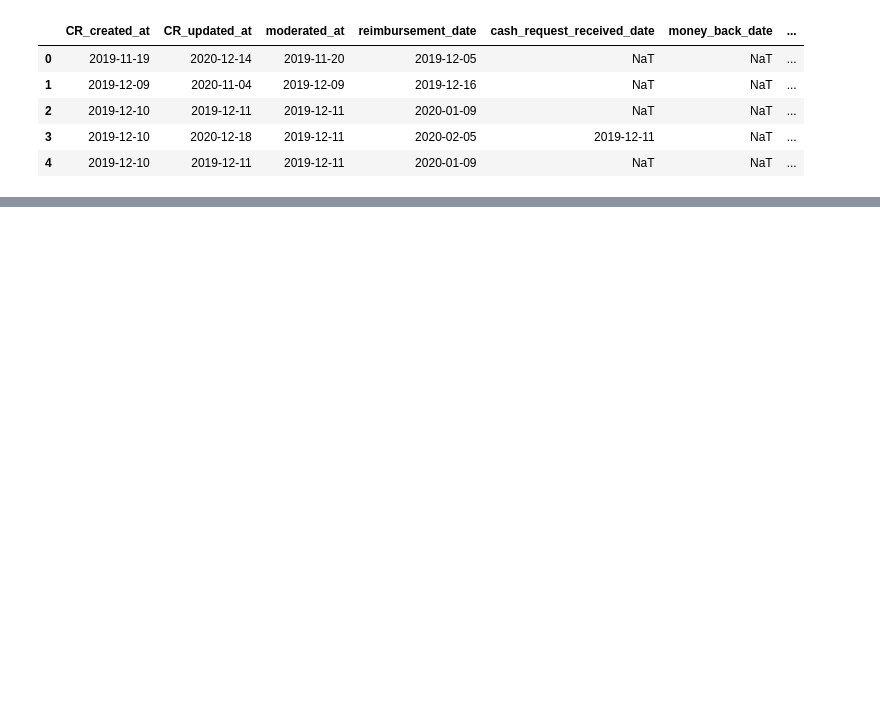
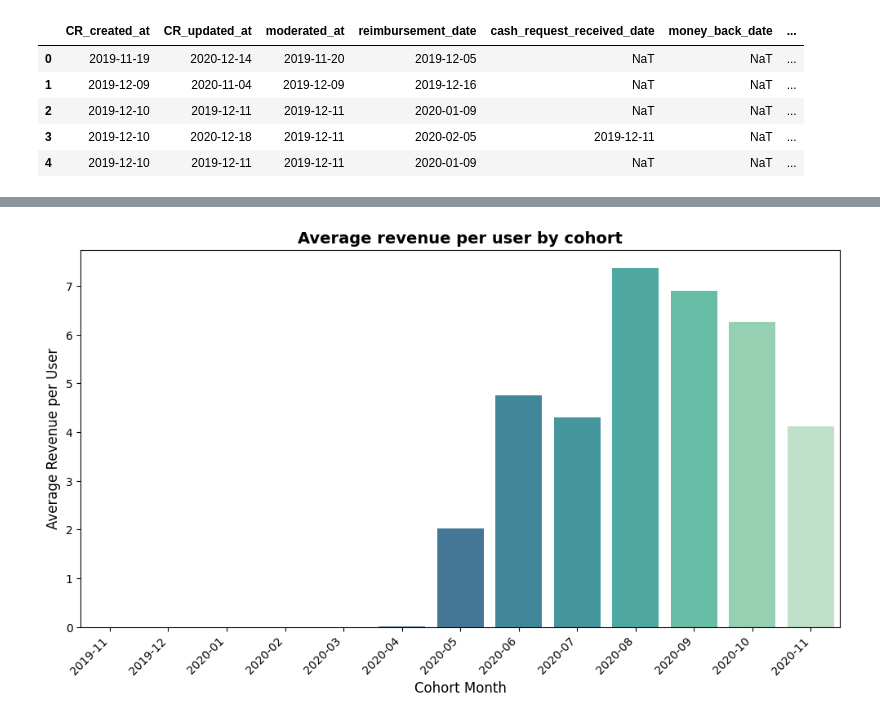
Before and after one commit to JayEm65/project-1-ironhack-payments-2-en, a Jupyter notebook: main_Annie.ipynb, the cells around one changed output, grey strips where cells are left out. Drawn from its saved outputs; the diff is of its cells as text; code cells hidden in the pictures; blank space fills up the shorter version.

```diff
--- a/main_Annie.ipynb
+++ b/main_Annie.ipynb
@@ -402,0 +483,4 @@ Name: days_difference_fee_paid, dtype: float64
+# %%
+eda.revenue_plot_per_user(num_r)
+# %% [output]
+[figure, added]
```
Also changed, not shown: parts of 21 cells of this notebook, 6 other files.
